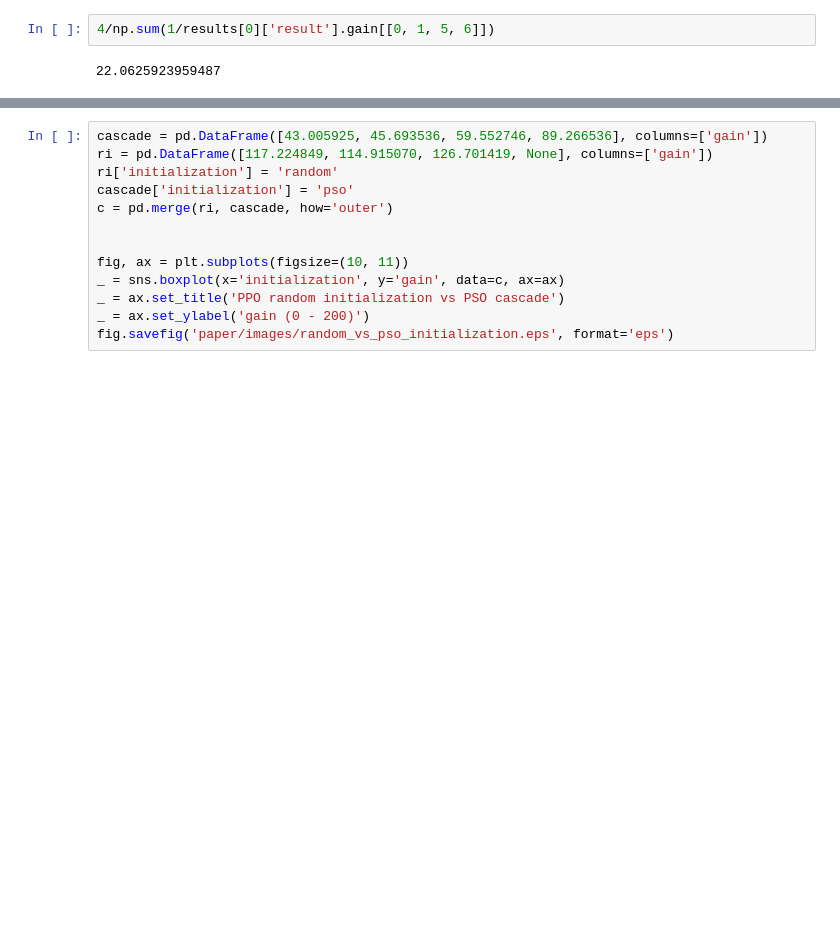
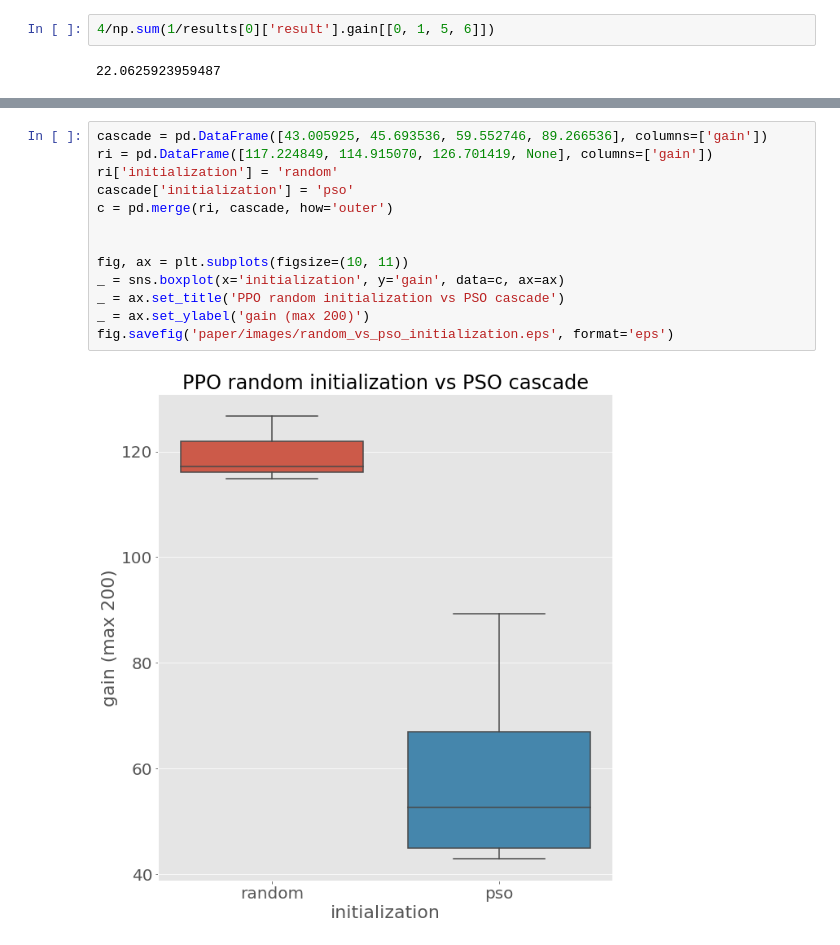
Before and after one commit to gabrielxzc/evoman-game-playing-competition-WCCI-2020, a Jupyter notebook: report_helper.ipynb, the cells around one changed output, grey strips where cells are left out. Cells and saved outputs as stored; diff of their text form; blank space fills up the shorter version.

```diff
--- a/report_helper.ipynb
+++ b/report_helper.ipynb
@@ -295,13 +304,15 @@ fig.savefig('paper/images/ppo_2000_vs_3000_epochs.eps', format='eps')
 # %%
 cascade = pd.DataFrame([43.005925, 45.693536, 59.552746, 89.266536], columns=['gain'])
 ri = pd.DataFrame([117.224849, 114.915070, 126.701419, None], columns=['gain'])
 ri['initialization'] = 'random'
 cascade['initialization'] = 'pso'
 c = pd.merge(ri, cascade, how='outer')
 
 
 fig, ax = plt.subplots(figsize=(10, 11))
 _ = sns.boxplot(x='initialization', y='gain', data=c, ax=ax)
 _ = ax.set_title('PPO random initialization vs PSO cascade')
-_ = ax.set_ylabel('gain (0 - 200)')
+_ = ax.set_ylabel('gain (max 200)')
 fig.savefig('paper/images/random_vs_pso_initialization.eps', format='eps')
+# %% [output]
+[figure, added]
```
Also changed, not shown: parts of 15 cells of this notebook, 39 other files.
